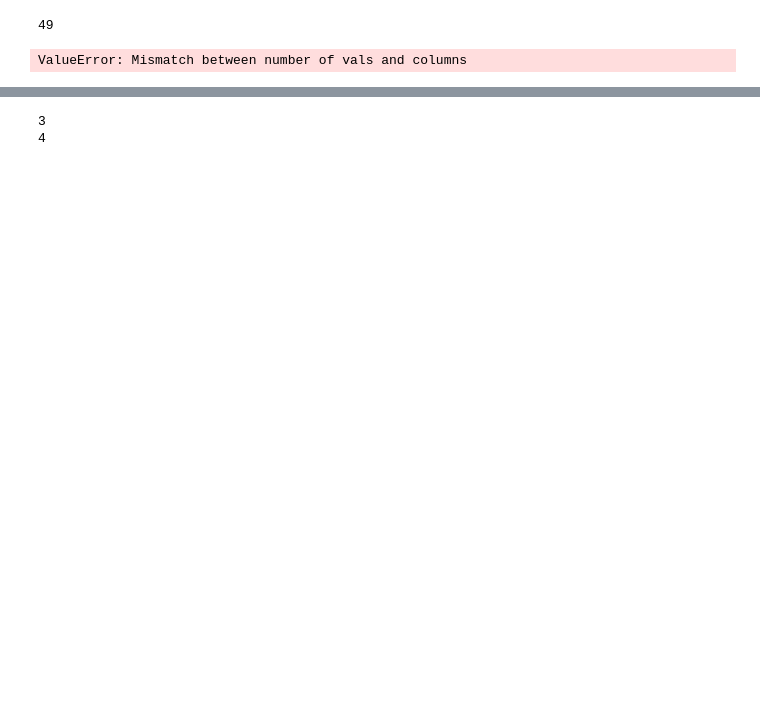
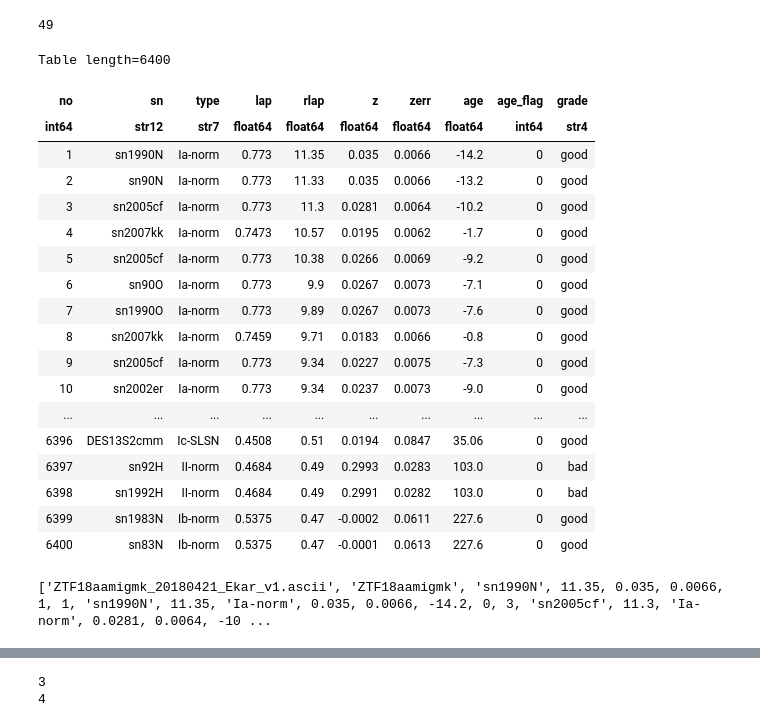
Before and after one commit to Hallflower20/supernova-spectrum-analysis, a Jupyter notebook: PostProccesing/PostProccessingLogic.ipynb, the cells around one changed output, grey strips where cells are left out. Drawn from its saved outputs; the diff is of its cells as text; code cells hidden in the pictures; blank space fills up the shorter version.

```diff
--- a/PostProccesing/PostProccessingLogic.ipynb
+++ b/PostProccesing/PostProccessingLogic.ipynb
@@ -49,5 +60,38 @@ len(["Version", "ZTF_Name",
+# %%
+snidoutput[7][1]
+# %% [output]
+Table length=6400
+| no | sn | type | lap | rlap | z | zerr | age | age_flag | grade |
+| int64 | str12 | str7 | float64 | float64 | float64 | float64 | float64 | int64 | str4 |
+| 1 | sn1990N | Ia-norm | 0.773 | 11.35 | 0.035 | 0.0066 | -14.2 | 0 | good |
+| 2 | sn90N | Ia-norm | 0.773 | 11.33 | 0.035 | 0.0066 | -13.2 | 0 | good |
+| 3 | sn2005cf | Ia-norm | 0.773 | 11.3 | 0.0281 | 0.0064 | -10.2 | 0 | good |
+| 4 | sn2007kk | Ia-norm | 0.7473 | 10.57 | 0.0195 | 0.0062 | -1.7 | 0 | good |
+| 5 | sn2005cf | Ia-norm | 0.773 | 10.38 | 0.0266 | 0.0069 | -9.2 | 0 | good |
+| 6 | sn90O | Ia-norm | 0.773 | 9.9 | 0.0267 | 0.0073 | -7.1 | 0 | good |
+| 7 | sn1990O | Ia-norm | 0.773 | 9.89 | 0.0267 | 0.0073 | -7.6 | 0 | good |
+| 8 | sn2007kk | Ia-norm | 0.7459 | 9.71 | 0.0183 | 0.0066 | -0.8 | 0 | good |
+| 9 | sn2005cf | Ia-norm | 0.773 | 9.34 | 0.0227 | 0.0075 | -7.3 | 0 | good |
+| 10 | sn2002er | Ia-norm | 0.773 | 9.34 | 0.0237 | 0.0073 | -9.0 | 0 | good |
+| ... | ... | ... | ... | ... | ... | ... | ... | ... | ... |
+| 6396 | DES13S2cmm | Ic-SLSN | 0.4508 | 0.51 | 0.0194 | 0.0847 | 35.06 | 0 | good |
+| 6397 | sn92H | II-norm | 0.4684 | 0.49 | 0.2993 | 0.0283 | 103.0 | 0 | bad |
+| 6398 | sn1992H | II-norm | 0.4684 | 0.49 | 0.2991 | 0.0282 | 103.0 | 0 | bad |
+| 6399 | sn1983N | Ib-norm | 0.5375 | 0.47 | -0.0002 | 0.0611 | 227.6 | 0 | good |
+| 6400 | sn83N | Ib-norm | 0.5375 | 0.47 | -0.0001 | 0.0613 | 227.6 | 0 | good |
 # %%
-j = snidoutput[1]
+j = copy.deepcopy(snidoutput[7])
+j[1] = copy.deepcopy(j[1][0:100])
+nocopys = []
+for linenum in range(len(j[1])):
+    name = j[1][linenum]["sn"].split('sn')[-1].split('_b')[0]
+    for i in range(linenum, len(j[1])):
+        other_name = j[1][i]["sn"].split('sn')[-1].split('_b')[0]
+        if(((linenum != i) and ((name in other_name) or (other_name in name)) and (np.abs(j[1][linenum]["age"] - j[1][i]["age"]) < 3))):
+            nocopys.append(i)
+mocopys_unique = listComplementElements(list(range(len(j[1]))),np.unique(nocopys))
+j[1] = j[1][mocopys_unique]
+
 Top50 = copy.deepcopy(j[1][0:50])
 Top5 = copy.deepcopy(Top50[0:5])
 types = np.unique(Top50["type"])
@@ -131,12 +175,13 @@ elif(len(top5Types) == 1):
             row.append(i["age"])
             row.append(i["age_flag"])
     else:
-        for k in range(3,5):
+        for k in range(4,2,-1):
             top5Types = np.unique(Top5["type"])
             for i in Top50:
                 if(i["type"] not in top5Types):
                     Top5[k] = i
                     break
+        Top5.sort("no")
         for i in Top5:
             row.append(i["no"])
             row.append(i["sn"])
@@ -146,6 +191,6 @@ elif(len(top5Types) == 1):
             row.append(i["zerr"])
             row.append(i["age"])
             row.append(i["age_flag"])
-ZTable_best.add_row(row)
+print(row)
 # %% [output]
-ValueError: Mismatch between number of vals and columns
+['ZTF18aamigmk_20180421_Ekar_v1.ascii', 'ZTF18aamigmk', 'sn1990N', 11.35, 0.035, 0.0066, 1, 1, 'sn1990N', 11.35, 'Ia-norm', 0.035, 0.0066, -14.2, 0, 3, 'sn2005cf', 11.3, 'Ia-norm', 0.0281, 0.0064, -10 ...
```
Also changed, not shown: parts of 15 cells of this notebook, 24 other files.
